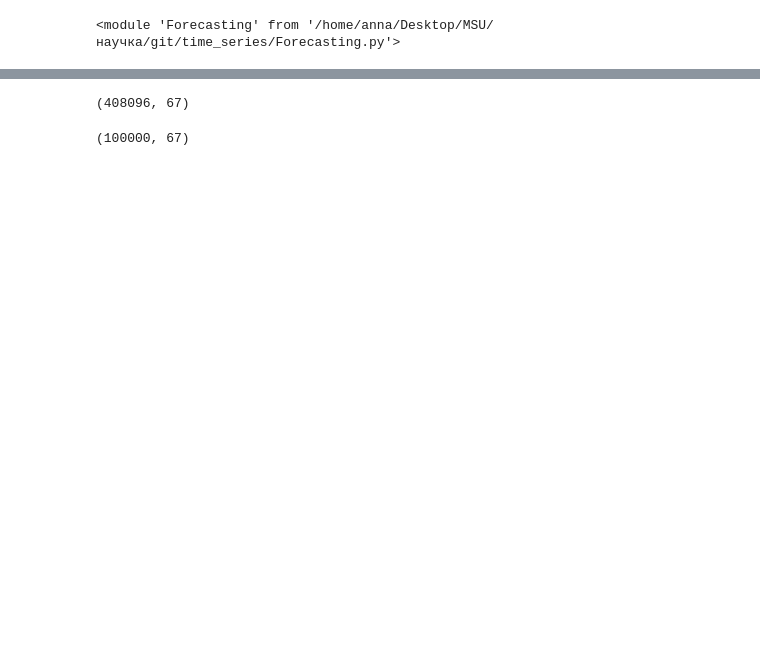
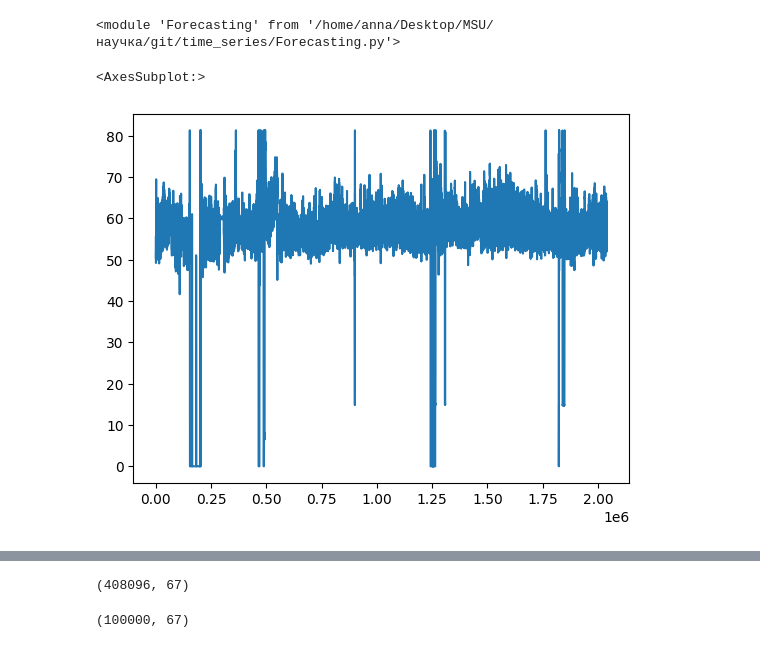
Before and after one commit to VeryLittleAnna/time_series, a Jupyter notebook: notebook.ipynb, the cells around one changed output, grey strips where cells are left out. Cells and saved outputs as stored; diff of their text form; code cells hidden in the pictures; blank space fills up the shorter version.

```diff
--- a/notebook.ipynb
+++ b/notebook.ipynb
@@ -24,3 +24,8 @@ importlib.reload(Forecasting)
 data = pd.read_csv("DataSet2.csv", sep=";")#, parse_dates=['Timestamp']) #, nrows=10)
 # %%
 columns = data.columns
+# %%
+data.consumption_03.plot()
+# %% [output]
+<AxesSubplot:>
+[figure, added]
```
Also changed, not shown: parts of 35 cells of this notebook, 3 other files.
